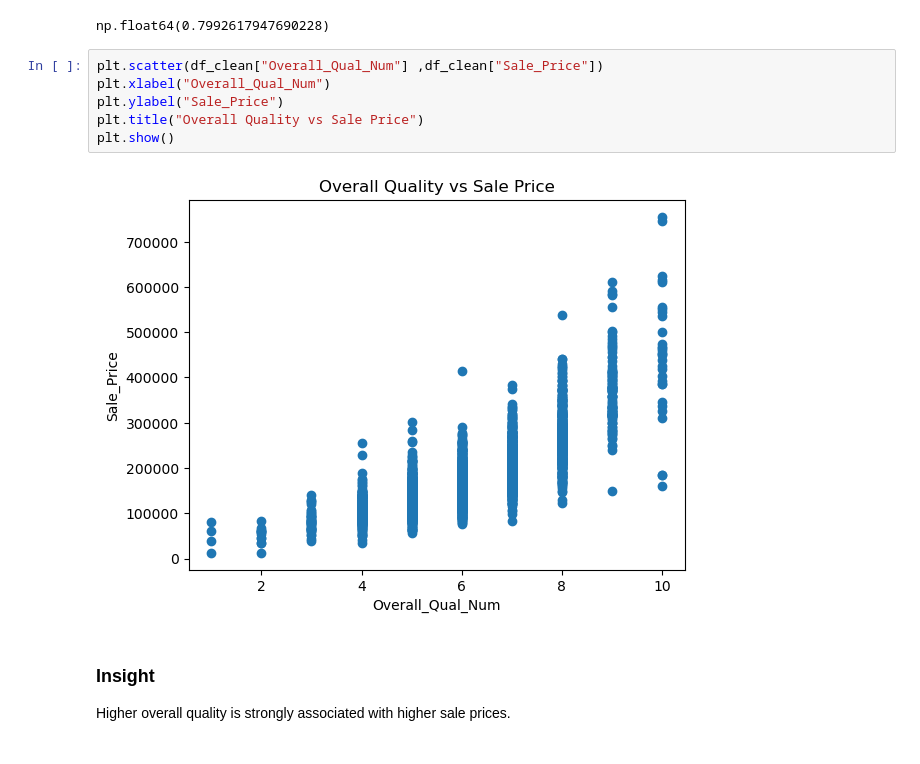
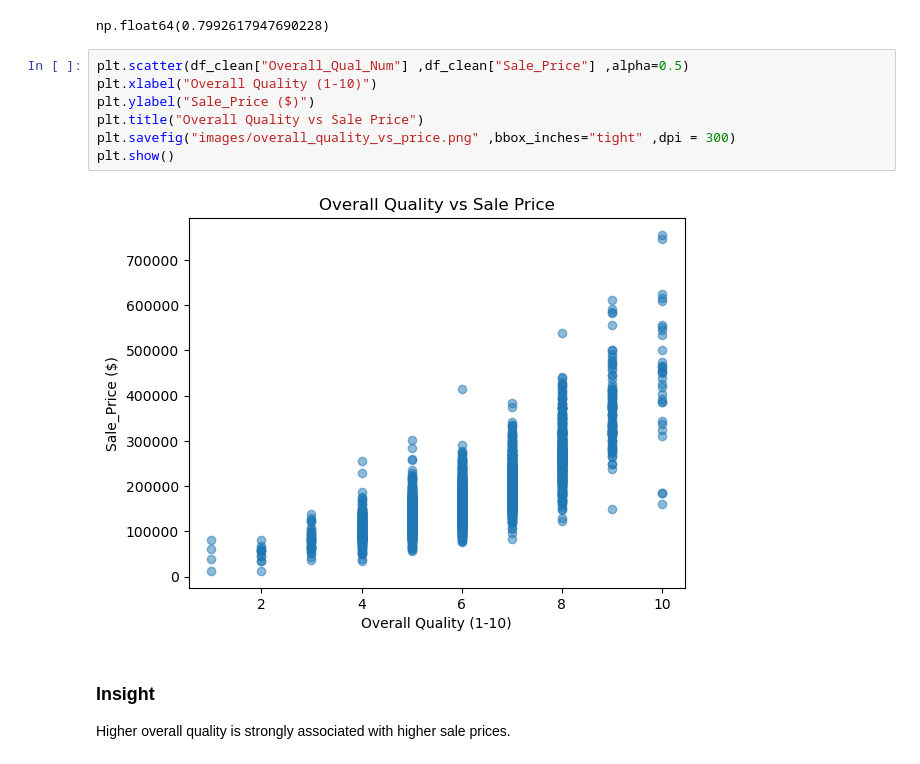
Before and after one commit to zahraahmadi9700/House-price-analysis, a Jupyter notebook: House_price_analysis.ipynb, the cells around one changed output. Saved outputs shown, nothing was run; the diff lists cells and outputs as text.

```diff
--- a/House_price_analysis.ipynb
+++ b/House_price_analysis.ipynb
@@ -507,13 +513,14 @@ df_clean["Sale_Price"].corr(df_clean["Overall_Qual_Num"])
 # %% [output]
 np.float64(0.7992617947690228)
 # %%
-plt.scatter(df_clean["Overall_Qual_Num"] ,df_clean["Sale_Price"])
-plt.xlabel("Overall_Qual_Num")
-plt.ylabel("Sale_Price")
+plt.scatter(df_clean["Overall_Qual_Num"] ,df_clean["Sale_Price"] ,alpha=0.5)
+plt.xlabel("Overall Quality (1-10)")
+plt.ylabel("Sale_Price ($)")
 plt.title("Overall Quality vs Sale Price")
+plt.savefig("images/overall_quality_vs_price.png" ,bbox_inches="tight" ,dpi = 300)
 plt.show()
 # %% [output]
-[figure, old version]
+[figure, new version]
 # %% [markdown]
 ### Insight
 
```
Also changed, not shown: parts of 6 cells of this notebook, 6 other files.
